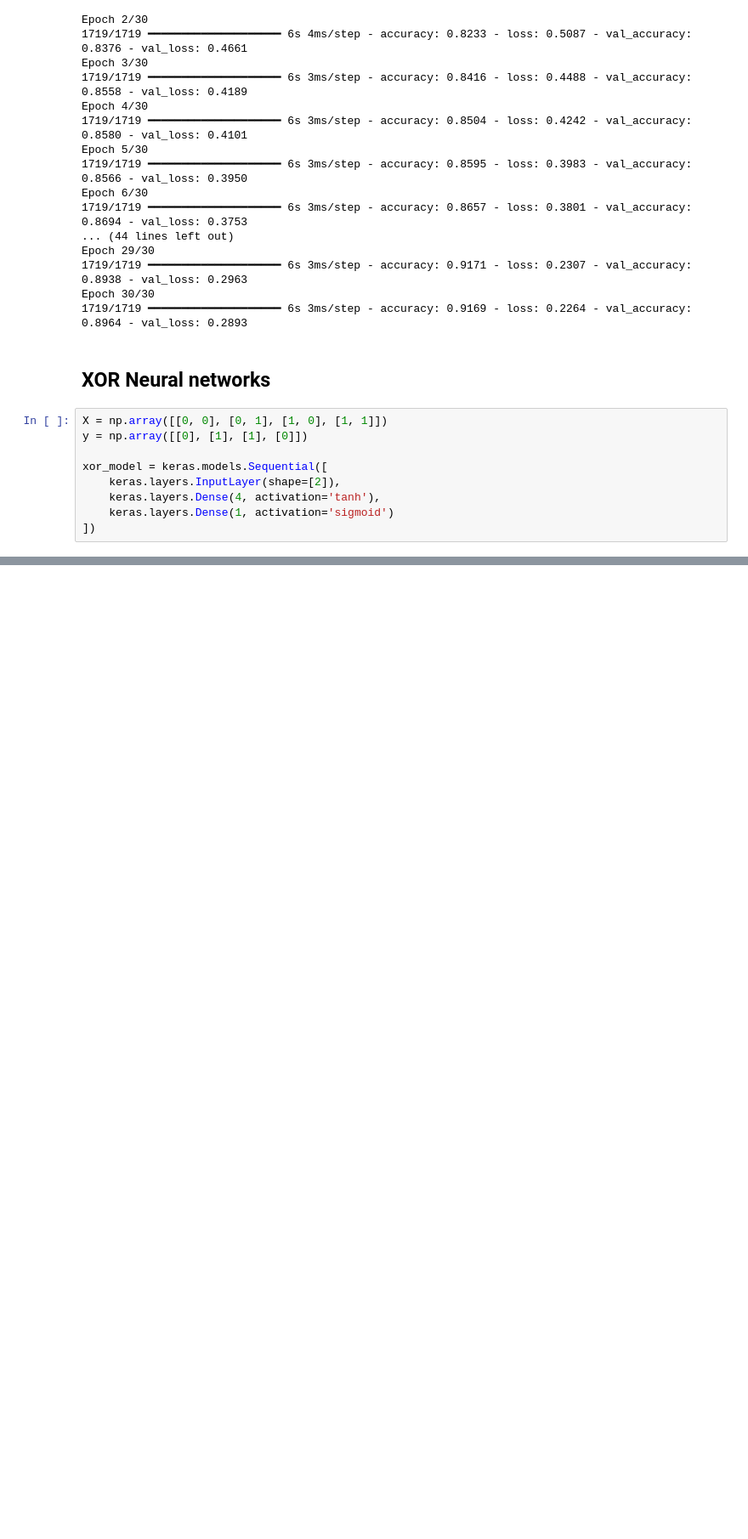
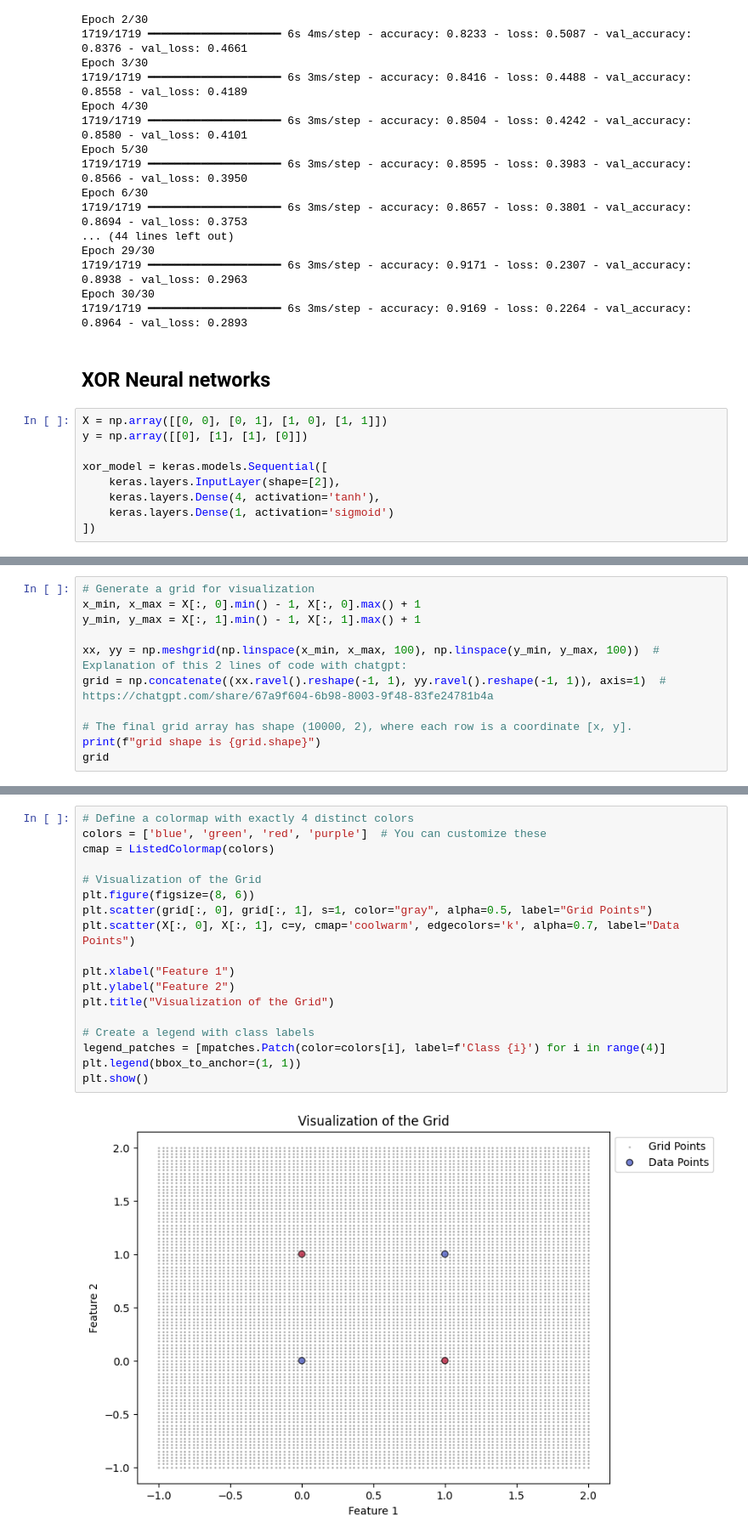
Before and after one commit to EdwinVivek/ML-hands-on-notebooks, a Jupyter notebook: Neural Networks/feed_forward_nn.ipynb, the cells around one changed output, grey strips where cells are left out. Shown at 85% size. Cells and saved outputs as stored; diff of their text form; blank space fills up the shorter version.

```diff
--- a/Neural Networks/feed_forward_nn.ipynb
+++ b/Neural Networks/feed_forward_nn.ipynb
@@ -301,0 +340,11 @@ Predictions:
+# %%
+# Generate a grid for visualization
+x_min, x_max = X[:, 0].min() - 1, X[:, 0].max() + 1
+y_min, y_max = X[:, 1].min() - 1, X[:, 1].max() + 1
+
+xx, yy = np.meshgrid(np.linspace(x_min, x_max, 100), np.linspace(y_min, y_max, 100))  # Explanation of this 2 lines of code with chatgpt:
+grid = np.concatenate((xx.ravel().reshape(-1, 1), yy.ravel().reshape(-1, 1)), axis=1)  # https://chatgpt.com/share/67a9f604-6b98-8003-9f48-83fe24781b4a
+
+# The final grid array has shape (10000, 2), where each row is a coordinate [x, y].
+print(f"grid shape is {grid.shape}")
+grid
@@ -301,0 +360,20 @@ Predictions:
+# %%
+# Define a colormap with exactly 4 distinct colors
+colors = ['blue', 'green', 'red', 'purple']  # You can customize these
+cmap = ListedColormap(colors)
+
+# Visualization of the Grid
+plt.figure(figsize=(8, 6))
+plt.scatter(grid[:, 0], grid[:, 1], s=1, color="gray", alpha=0.5, label="Grid Points")
+plt.scatter(X[:, 0], X[:, 1], c=y, cmap='coolwarm', edgecolors='k', alpha=0.7, label="Data Points")
+
+plt.xlabel("Feature 1")
+plt.ylabel("Feature 2")
+plt.title("Visualization of the Grid")
+
+# Create a legend with class labels
+legend_patches = [mpatches.Patch(color=colors[i], label=f'Class {i}') for i in range(4)]
+plt.legend(bbox_to_anchor=(1, 1))
+plt.show()
+# %% [output]
+[figure, added]
```
Also changed, not shown: parts of 33 cells of this notebook, 2 other files.
